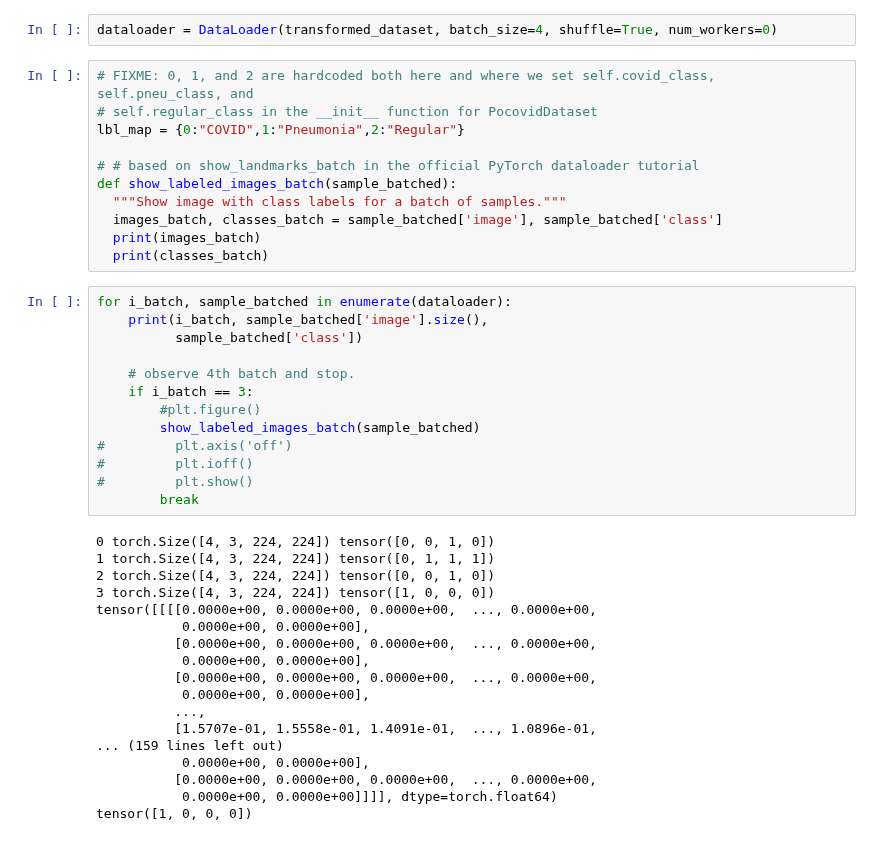
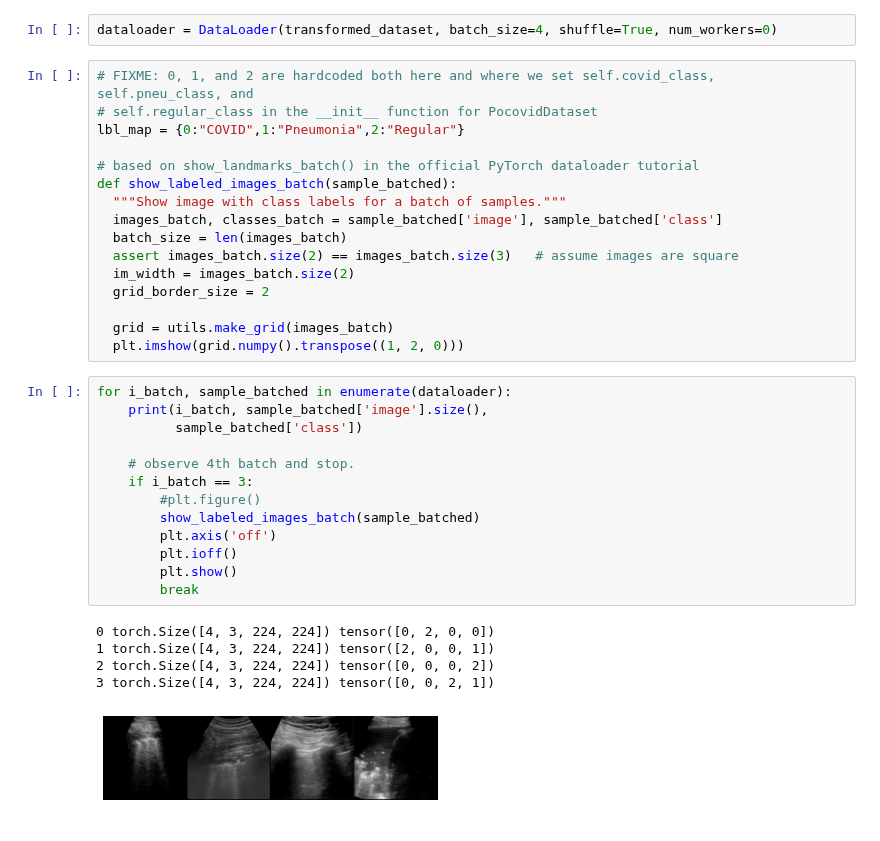
Before and after one commit to ar-ambuj23/covid19_pocus_ultrasound_pytorch, a Jupyter notebook: code/app/data_loader_example.ipynb, the cells around one changed output. Cells and saved outputs as stored; diff of their text form.

Commit message:
Now visualizing pictures of data

```diff
--- a/code/app/data_loader_example.ipynb
+++ b/code/app/data_loader_example.ipynb
@@ -162,40 +162,33 @@ dataloader = DataLoader(transformed_dataset, batch_size=4, shuffle=True, num_wor
 # self.regular_class in the __init__ function for PocovidDataset
 lbl_map = {0:"COVID",1:"Pneumonia",2:"Regular"}
 
-# # based on show_landmarks_batch in the official PyTorch dataloader tutorial
+# based on show_landmarks_batch() in the official PyTorch dataloader tutorial
 def show_labeled_images_batch(sample_batched):
   """Show image with class labels for a batch of samples."""
   images_batch, classes_batch = sample_batched['image'], sample_batched['class']
-  print(images_batch)
-  print(classes_batch)
+  batch_size = len(images_batch)
+  assert images_batch.size(2) == images_batch.size(3)   # assume images are square
+  im_width = images_batch.size(2)
+  grid_border_size = 2
+
+  grid = utils.make_grid(images_batch)
+  plt.imshow(grid.numpy().transpose((1, 2, 0)))
 # %%
 for i_batch, sample_batched in enumerate(dataloader):
     print(i_batch, sample_batched['image'].size(),
           sample_batched['class'])
 
     # observe 4th batch and stop.
     if i_batch == 3:
         #plt.figure()
         show_labeled_images_batch(sample_batched)
-#         plt.axis('off')
-#         plt.ioff()
-#         plt.show()
+        plt.axis('off')
+        plt.ioff()
+        plt.show()
         break
 # %% [output]
-0 torch.Size([4, 3, 224, 224]) tensor([0, 0, 1, 0])
-1 torch.Size([4, 3, 224, 224]) tensor([0, 1, 1, 1])
-2 torch.Size([4, 3, 224, 224]) tensor([0, 0, 1, 0])
-3 torch.Size([4, 3, 224, 224]) tensor([1, 0, 0, 0])
-tensor([[[[0.0000e+00, 0.0000e+00, 0.0000e+00,  ..., 0.0000e+00,
-           0.0000e+00, 0.0000e+00],
-          [0.0000e+00, 0.0000e+00, 0.0000e+00,  ..., 0.0000e+00,
-           0.0000e+00, 0.0000e+00],
-          [0.0000e+00, 0.0000e+00, 0.0000e+00,  ..., 0.0000e+00,
-           0.0000e+00, 0.0000e+00],
-          ...,
-          [1.5707e-01, 1.5558e-01, 1.4091e-01,  ..., 1.0896e-01,
-... (159 lines left out)
-           0.0000e+00, 0.0000e+00],
-          [0.0000e+00, 0.0000e+00, 0.0000e+00,  ..., 0.0000e+00,
-           0.0000e+00, 0.0000e+00]]]], dtype=torch.float64)
-tensor([1, 0, 0, 0])
+0 torch.Size([4, 3, 224, 224]) tensor([0, 2, 0, 0])
+1 torch.Size([4, 3, 224, 224]) tensor([2, 0, 0, 1])
+2 torch.Size([4, 3, 224, 224]) tensor([0, 0, 0, 2])
+3 torch.Size([4, 3, 224, 224]) tensor([0, 0, 2, 1])
+[figure, added]
```
Also changed, not shown: parts of 1 cell of this notebook.
